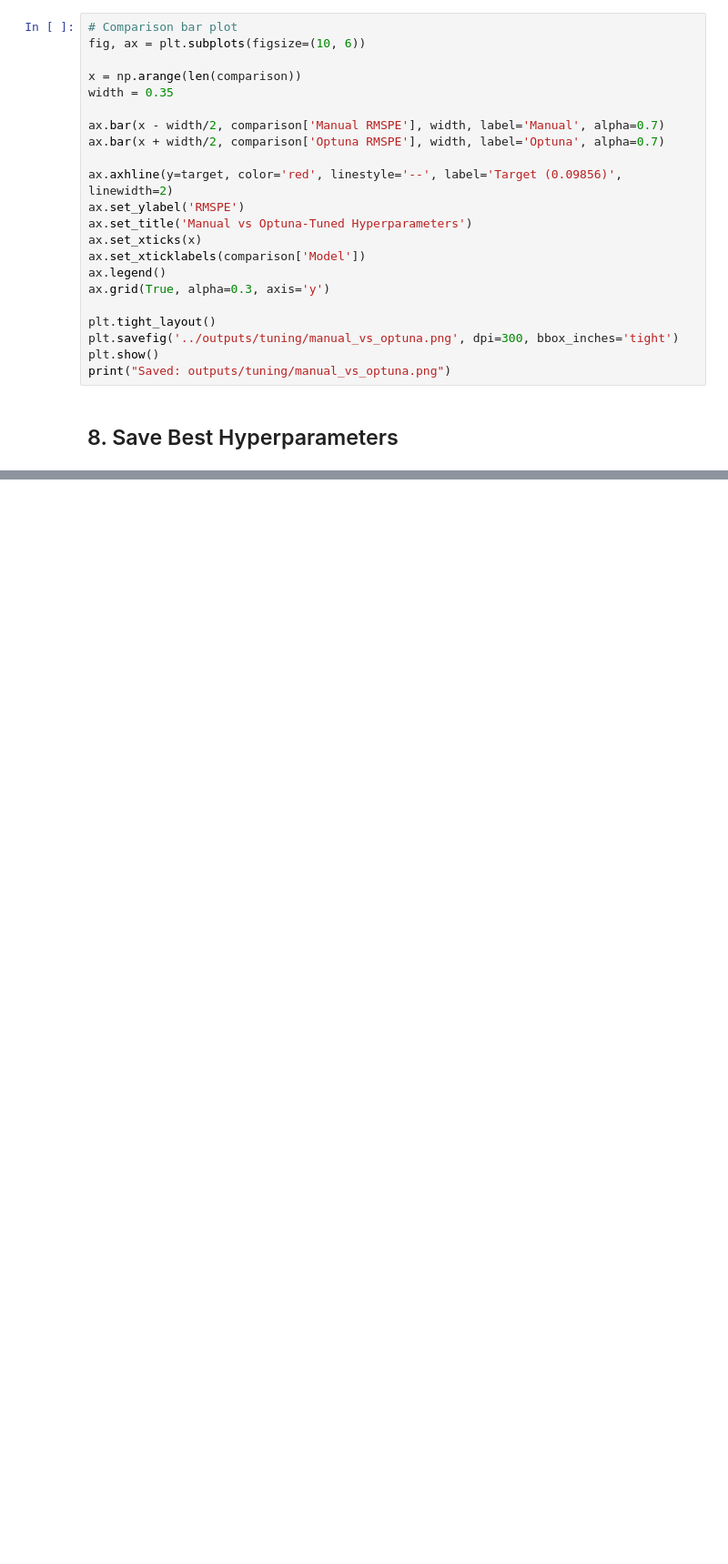
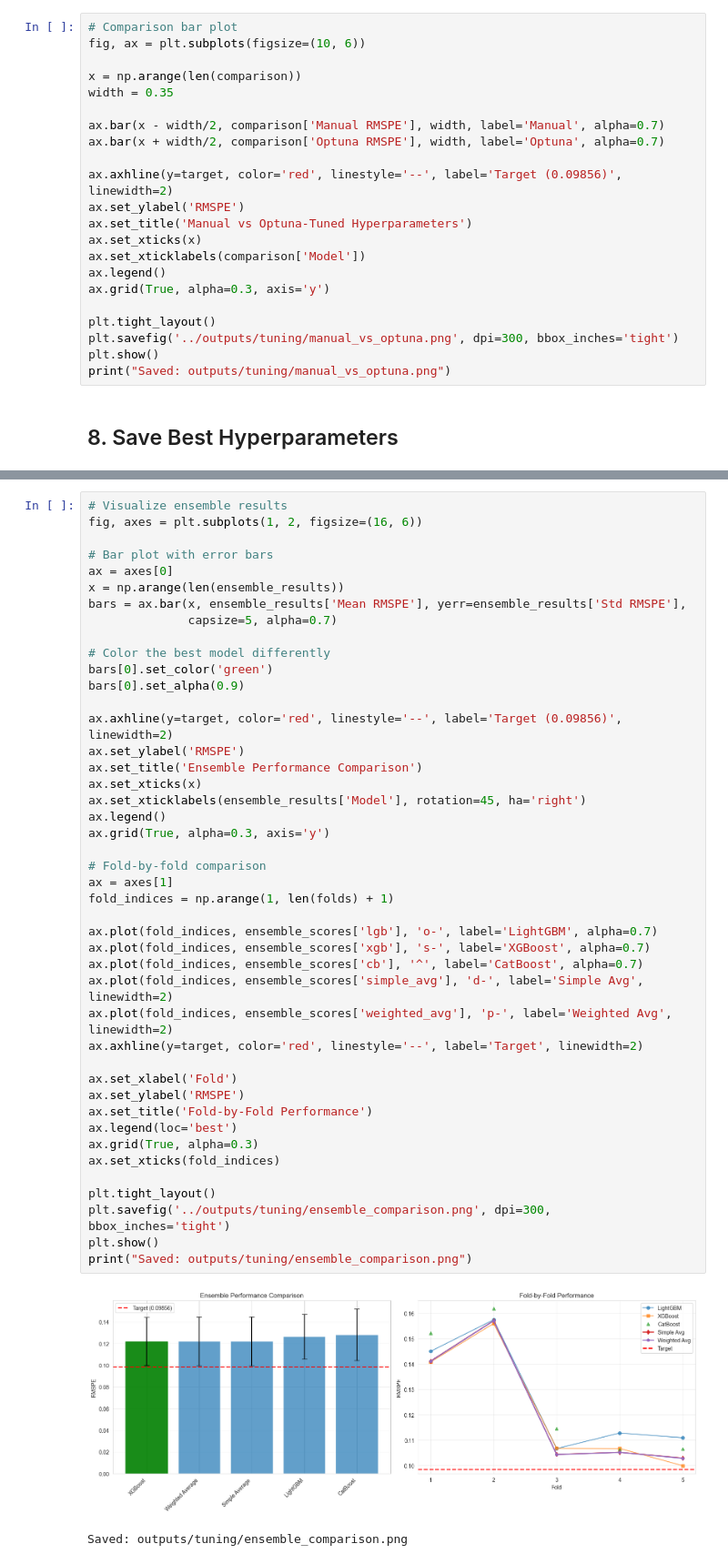
Before and after one commit to bradleyboehmke/rossmann-forecasting, a Jupyter notebook: notebooks/04b-hyperparameter-tuning.ipynb, the cells around one changed output, grey strips where cells are left out. Shown at 91% size. Drawn from its saved outputs; the diff is of its cells as text; blank space fills up the shorter version.

```diff
--- a/notebooks/04b-hyperparameter-tuning.ipynb
+++ b/notebooks/04b-hyperparameter-tuning.ipynb
@@ -516,0 +765,47 @@ print("\nThese can be used in config/params.yaml for final model training")
+# %%
+# Visualize ensemble results
+fig, axes = plt.subplots(1, 2, figsize=(16, 6))
+
+# Bar plot with error bars
+ax = axes[0]
+x = np.arange(len(ensemble_results))
+bars = ax.bar(x, ensemble_results['Mean RMSPE'], yerr=ensemble_results['Std RMSPE'],
+              capsize=5, alpha=0.7)
+
+# Color the best model differently
+bars[0].set_color('green')
+bars[0].set_alpha(0.9)
+
+ax.axhline(y=target, color='red', linestyle='--', label='Target (0.09856)', linewidth=2)
+ax.set_ylabel('RMSPE')
+ax.set_title('Ensemble Performance Comparison')
+ax.set_xticks(x)
+ax.set_xticklabels(ensemble_results['Model'], rotation=45, ha='right')
+ax.legend()
+ax.grid(True, alpha=0.3, axis='y')
+
+# Fold-by-fold comparison
+ax = axes[1]
+fold_indices = np.arange(1, len(folds) + 1)
+
+ax.plot(fold_indices, ensemble_scores['lgb'], 'o-', label='LightGBM', alpha=0.7)
+ax.plot(fold_indices, ensemble_scores['xgb'], 's-', label='XGBoost', alpha=0.7)
+ax.plot(fold_indices, ensemble_scores['cb'], '^', label='CatBoost', alpha=0.7)
+ax.plot(fold_indices, ensemble_scores['simple_avg'], 'd-', label='Simple Avg', linewidth=2)
+ax.plot(fold_indices, ensemble_scores['weighted_avg'], 'p-', label='Weighted Avg', linewidth=2)
+ax.axhline(y=target, color='red', linestyle='--', label='Target', linewidth=2)
+
+ax.set_xlabel('Fold')
+ax.set_ylabel('RMSPE')
+ax.set_title('Fold-by-Fold Performance')
+ax.legend(loc='best')
+ax.grid(True, alpha=0.3)
+ax.set_xticks(fold_indices)
+
+plt.tight_layout()
+plt.savefig('../outputs/tuning/ensemble_comparison.png', dpi=300, bbox_inches='tight')
+plt.show()
+print("Saved: outputs/tuning/ensemble_comparison.png")
+# %% [output]
+[figure, added]
+Saved: outputs/tuning/ensemble_comparison.png
```
Also changed, not shown: parts of 7 cells of this notebook.
